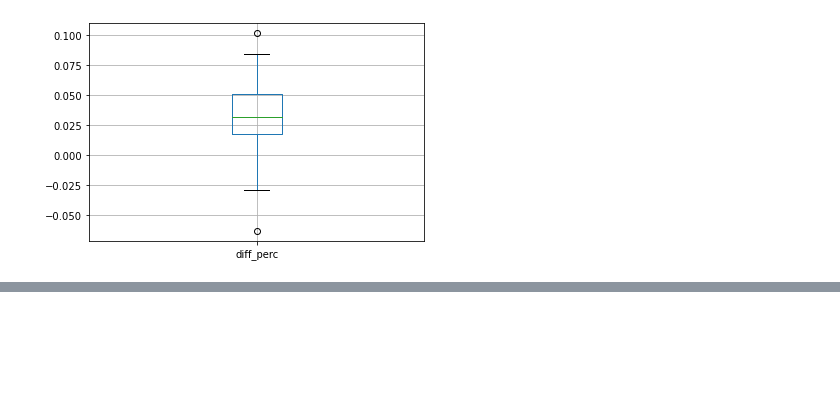
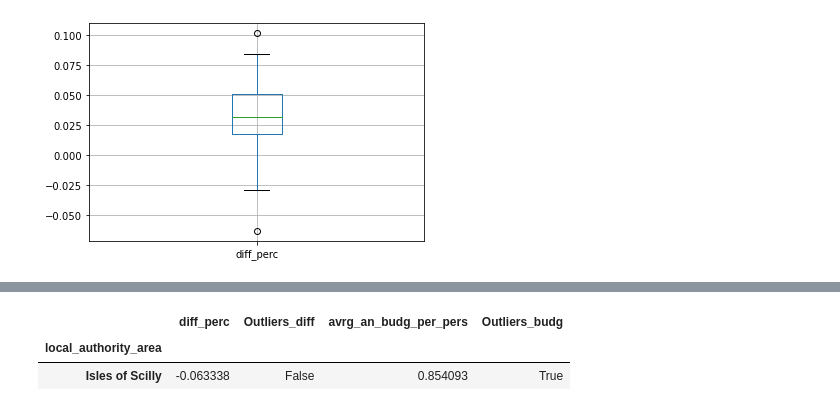
Before and after one commit to DaphneBdn/QM_coursework1, a Jupyter notebook: Coursework1_Analysis_code.ipynb, the cells around one changed output, grey strips where cells are left out. Drawn from its saved outputs; the diff is of its cells as text; code cells hidden in the pictures; blank space fills up the shorter version.

```diff
--- a/Coursework1_Analysis_code.ipynb
+++ b/Coursework1_Analysis_code.ipynb
@@ -431,0 +470,6 @@ def Remove_Outlier_Indices(df):
+# %%
+df1[df1["Outliers_diff"]==False]
+# %% [output]
+|  | diff_perc | Outliers_diff | avrg_an_budg_per_pers | Outliers_budg |
+| local_authority_area |  |  |  |  |
+| Isles of Scilly | -0.063338 | False | 0.854093 | True |
```
Also changed, not shown: parts of 19 cells of this notebook.
